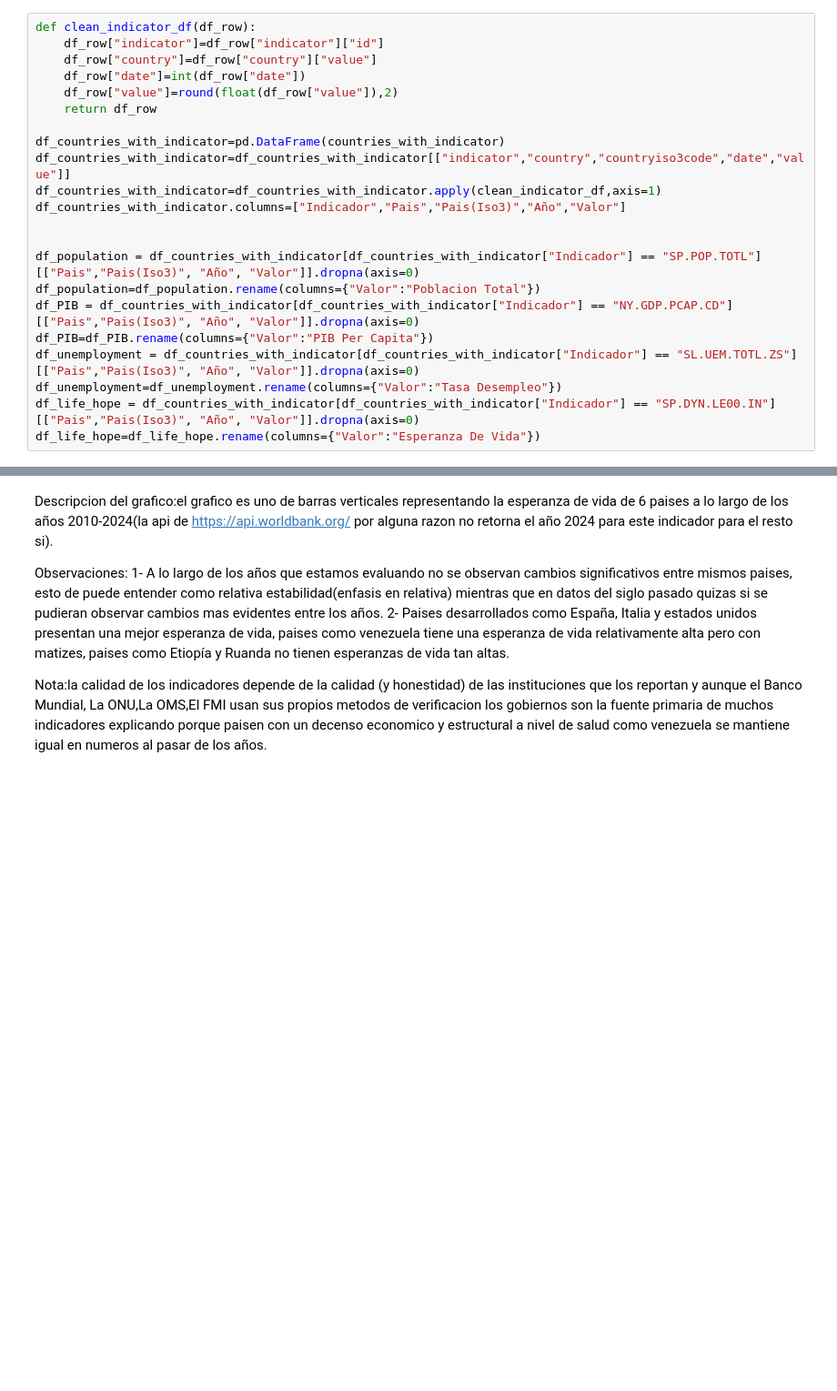
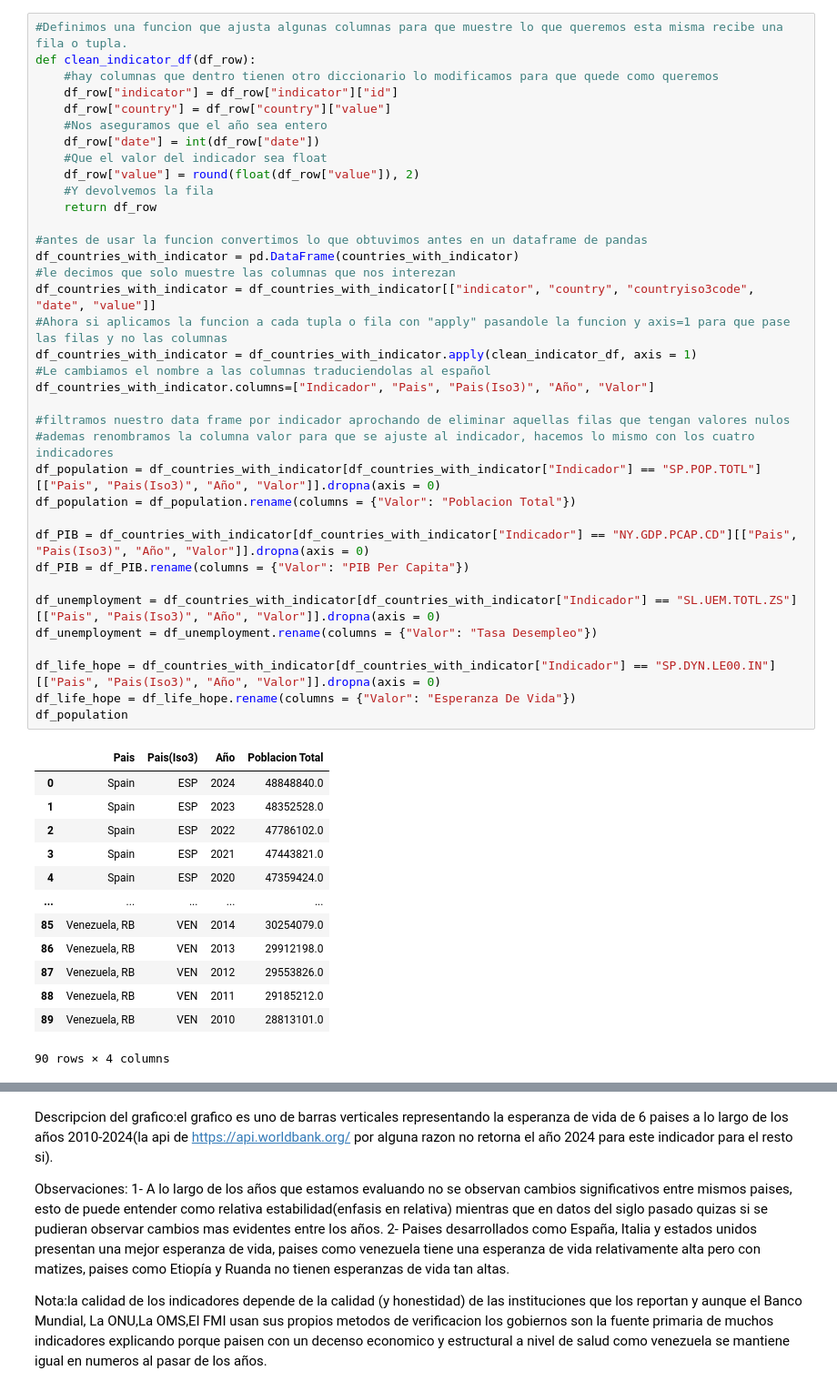
Before and after one commit to 4GeeksAcademy/andrupax94-interacting-with-api-python-project-tutorial, a Jupyter notebook: src/world_bank_analysis.ipynb, the cells around one changed output, grey strips where cells are left out. Shown at 91% size. Saved outputs shown, nothing was run; the diff lists cells and outputs as text; blank space fills up the shorter version.

```diff
--- a/src/world_bank_analysis.ipynb
+++ b/src/world_bank_analysis.ipynb
@@ -51,23 +87,51 @@ countries_with_indicator = api_request_all_pages(final_url,date_start,date_end)
 # %%
+#Definimos una funcion que ajusta algunas columnas para que muestre lo que queremos esta misma recibe una fila o tupla.
 def clean_indicator_df(df_row):
-    df_row["indicator"]=df_row["indicator"]["id"]
-    df_row["country"]=df_row["country"]["value"]
-    df_row["date"]=int(df_row["date"])
-    df_row["value"]=round(float(df_row["value"]),2)
+    #hay columnas que dentro tienen otro diccionario lo modificamos para que quede como queremos
+    df_row["indicator"] = df_row["indicator"]["id"]
+    df_row["country"] = df_row["country"]["value"]
+    #Nos aseguramos que el año sea entero
+    df_row["date"] = int(df_row["date"])
+    #Que el valor del indicador sea float
+    df_row["value"] = round(float(df_row["value"]), 2)
+    #Y devolvemos la fila
     return df_row
 
-df_countries_with_indicator=pd.DataFrame(countries_with_indicator)
-df_countries_with_indicator=df_countries_with_indicator[["indicator","country","countryiso3code","date","value"]]
-df_countries_with_indicator=df_countries_with_indicator.apply(clean_indicator_df,axis=1)
-df_countries_with_indicator.columns=["Indicador","Pais","Pais(Iso3)","Año","Valor"]
+#antes de usar la funcion convertimos lo que obtuvimos antes en un dataframe de pandas
+df_countries_with_indicator = pd.DataFrame(countries_with_indicator)
+#le decimos que solo muestre las columnas que nos interezan
+df_countries_with_indicator = df_countries_with_indicator[["indicator", "country", "countryiso3code", "date", "value"]]
+#Ahora si aplicamos la funcion a cada tupla o fila con "apply" pasandole la funcion y axis=1 para que pase las filas y no las columnas
+df_countries_with_indicator = df_countries_with_indicator.apply(clean_indicator_df, axis = 1)
+#Le cambiamos el nombre a las columnas traduciendolas al español
+df_countries_with_indicator.columns=["Indicador", "Pais", "Pais(Iso3)", "Año", "Valor"]
 
+#filtramos nuestro data frame por indicador aprochando de eliminar aquellas filas que tengan valores nulos
+#ademas renombramos la columna valor para que se ajuste al indicador, hacemos lo mismo con los cuatro indicadores
+df_population = df_countries_with_indicator[df_countries_with_indicator["Indicador"] == "SP.POP.TOTL"][["Pais", "Pais(Iso3)", "Año", "Valor"]].dropna(axis = 0)
+df_population = df_population.rename(columns = {"Valor": "Poblacion Total"})
 
-df_population = df_countries_with_indicator[df_countries_with_indicator["Indicador"] == "SP.POP.TOTL"][["Pais","Pais(Iso3)", "Año", "Valor"]].dropna(axis=0)
-df_population=df_population.rename(columns={"Valor":"Poblacion Total"})
-df_PIB = df_countries_with_indicator[df_countries_with_indicator["Indicador"] == "NY.GDP.PCAP.CD"][["Pais","Pais(Iso3)", "Año", "Valor"]].dropna(axis=0)
-df_PIB=df_PIB.rename(columns={"Valor":"PIB Per Capita"})
-df_unemployment = df_countries_with_indicator[df_countries_with_indicator["Indicador"] == "SL.UEM.TOTL.ZS"][["Pais","Pais(Iso3)", "Año", "Valor"]].dropna(axis=0)
-df_unemployment=df_unemployment.rename(columns={"Valor":"Tasa Desempleo"})
-df_life_hope = df_countries_with_indicator[df_countries_with_indicator["Indicador"] == "SP.DYN.LE00.IN"][["Pais","Pais(Iso3)", "Año", "Valor"]].dropna(axis=0)
-df_life_hope=df_life_hope.rename(columns={"Valor":"Esperanza De Vida"})
+df_PIB = df_countries_with_indicator[df_countries_with_indicator["Indicador"] == "NY.GDP.PCAP.CD"][["Pais", "Pais(Iso3)", "Año", "Valor"]].dropna(axis = 0)
+df_PIB = df_PIB.rename(columns = {"Valor": "PIB Per Capita"})
+
+df_unemployment = df_countries_with_indicator[df_countries_with_indicator["Indicador"] == "SL.UEM.TOTL.ZS"][["Pais", "Pais(Iso3)", "Año", "Valor"]].dropna(axis = 0)
+df_unemployment = df_unemployment.rename(columns = {"Valor": "Tasa Desempleo"})
+
+df_life_hope = df_countries_with_indicator[df_countries_with_indicator["Indicador"] == "SP.DYN.LE00.IN"][["Pais", "Pais(Iso3)", "Año", "Valor"]].dropna(axis = 0)
+df_life_hope = df_life_hope.rename(columns = {"Valor": "Esperanza De Vida"})
+df_population
+# %% [output]
+|  | Pais | Pais(Iso3) | Año | Poblacion Total |
+| 0 | Spain | ESP | 2024 | 48848840.0 |
+| 1 | Spain | ESP | 2023 | 48352528.0 |
+| 2 | Spain | ESP | 2022 | 47786102.0 |
+| 3 | Spain | ESP | 2021 | 47443821.0 |
+| 4 | Spain | ESP | 2020 | 47359424.0 |
+| ... | ... | ... | ... | ... |
+| 85 | Venezuela, RB | VEN | 2014 | 30254079.0 |
+| 86 | Venezuela, RB | VEN | 2013 | 29912198.0 |
+| 87 | Venezuela, RB | VEN | 2012 | 29553826.0 |
+| 88 | Venezuela, RB | VEN | 2011 | 29185212.0 |
+| 89 | Venezuela, RB | VEN | 2010 | 28813101.0 |
+90 rows × 4 columns
 # %%
```
Also changed, not shown: parts of 8 cells of this notebook, 1 other file.
